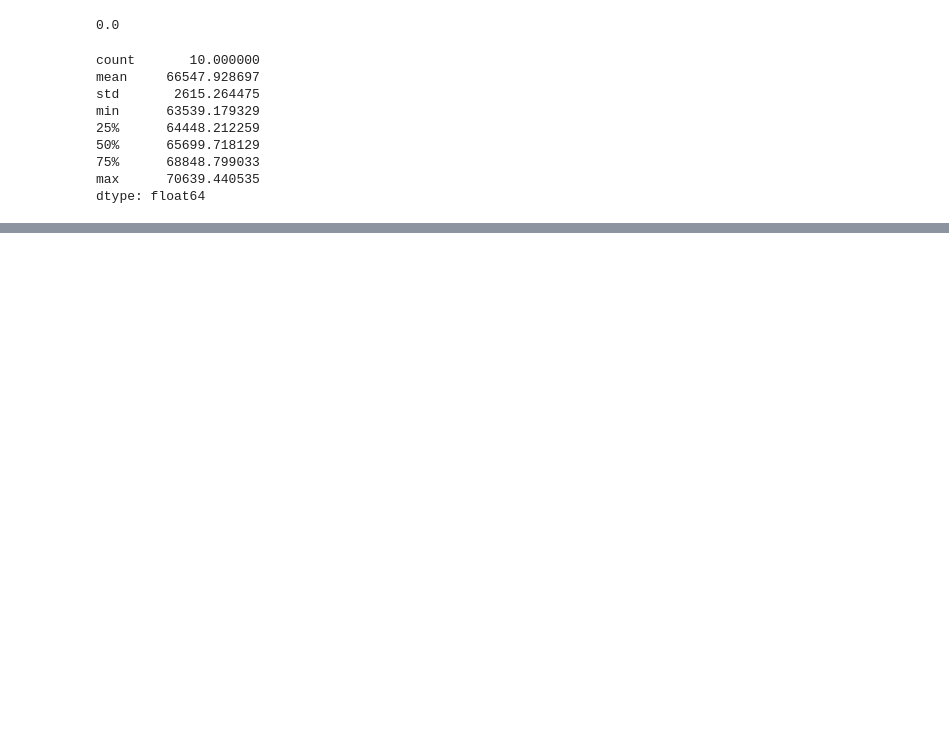
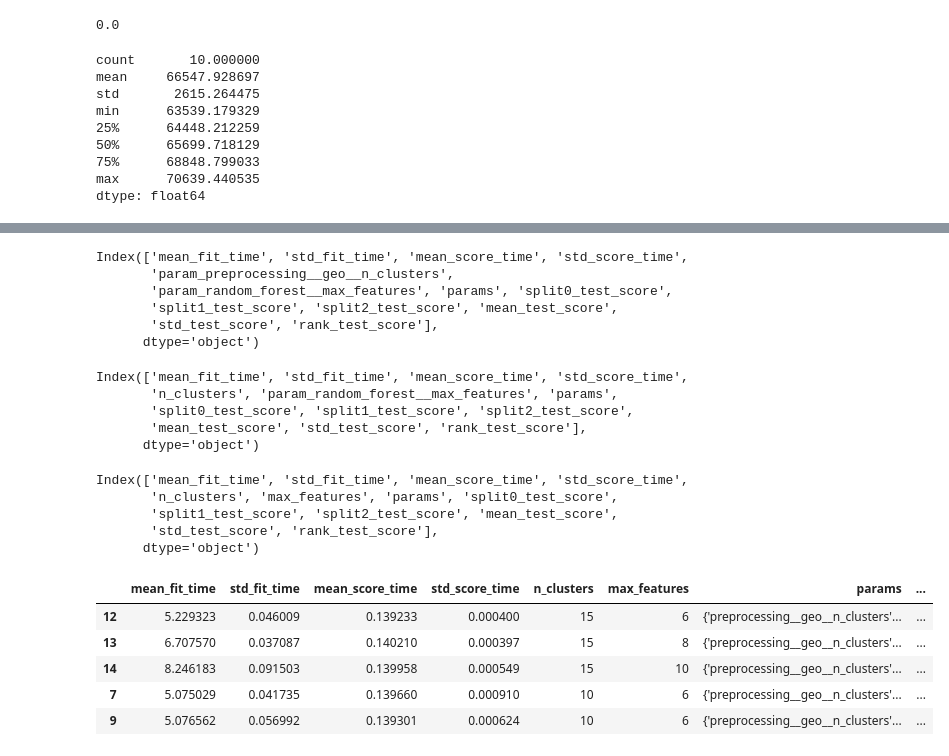
Before and after one commit to DeepjyotiBhattacharjee/Hands-On_ML-Book, a Jupyter notebook: California_Housing.ipynb, the cells around one changed output, grey strips where cells are left out. Cells and saved outputs as stored; diff of their text form; code cells hidden in the pictures; blank space fills up the shorter version.

Commit message:
grid search cv

```diff
--- a/California_Housing.ipynb
+++ b/California_Housing.ipynb
@@ -912,0 +930,21 @@ dtype: float64
+# %%
+from sklearn.model_selection import GridSearchCV
+
+full_pipeline = Pipeline([
+    ("preprocessing",preprocessing),
+    ("random_forest",RandomForestRegressor(random_state=42))
+])
+
+param_grid = [
+    {
+        "preprocessing__geo__n_clusters": [5, 8, 10],
+        "random_forest__max_features": [4, 6, 8]
+    },
+    {
+        "preprocessing__geo__n_clusters": [10, 15],
+        "random_forest__max_features": [6, 8, 10]
+    }
+]
+
+grid_search = GridSearchCV(full_pipeline, param_grid, cv=3, scoring="neg_root_mean_squared_error")
+grid_search.fit(housing, housing_labels)
@@ -912,0 +995,39 @@ dtype: float64
+# %%
+cv_res = pd.DataFrame(grid_search.cv_results_).sort_values(by="mean_test_score",ascending=False)
+cv_res.columns
+# %% [output]
+Index(['mean_fit_time', 'std_fit_time', 'mean_score_time', 'std_score_time',
+       'param_preprocessing__geo__n_clusters',
+       'param_random_forest__max_features', 'params', 'split0_test_score',
+       'split1_test_score', 'split2_test_score', 'mean_test_score',
+       'std_test_score', 'rank_test_score'],
+      dtype='object')
+# %%
+cv_res = cv_res.rename(columns={'param_preprocessing__geo__n_clusters':'n_clusters'})
+# %%
+cv_res.columns
+# %% [output]
+Index(['mean_fit_time', 'std_fit_time', 'mean_score_time', 'std_score_time',
+       'n_clusters', 'param_random_forest__max_features', 'params',
+       'split0_test_score', 'split1_test_score', 'split2_test_score',
+       'mean_test_score', 'std_test_score', 'rank_test_score'],
+      dtype='object')
+# %%
+cv_res = cv_res.rename(columns={'param_random_forest__max_features':'max_features'})
+# %%
+cv_res.columns
+# %% [output]
+Index(['mean_fit_time', 'std_fit_time', 'mean_score_time', 'std_score_time',
+       'n_clusters', 'max_features', 'params', 'split0_test_score',
+       'split1_test_score', 'split2_test_score', 'mean_test_score',
+       'std_test_score', 'rank_test_score'],
+      dtype='object')
+# %%
+cv_res.head()
+# %% [output]
+|  | mean_fit_time | std_fit_time | mean_score_time | std_score_time | n_clusters | max_features | params | ... |
+| 12 | 5.229323 | 0.046009 | 0.139233 | 0.000400 | 15 | 6 | {'preprocessing__geo__n_clusters'... | ... |
+| 13 | 6.707570 | 0.037087 | 0.140210 | 0.000397 | 15 | 8 | {'preprocessing__geo__n_clusters'... | ... |
+| 14 | 8.246183 | 0.091503 | 0.139958 | 0.000549 | 15 | 10 | {'preprocessing__geo__n_clusters'... | ... |
+| 7 | 5.075029 | 0.041735 | 0.139660 | 0.000910 | 10 | 6 | {'preprocessing__geo__n_clusters'... | ... |
+| 9 | 5.076562 | 0.056992 | 0.139301 | 0.000624 | 10 | 6 | {'preprocessing__geo__n_clusters'... | ... |
```
Also changed, not shown: parts of 8 cells of this notebook.
